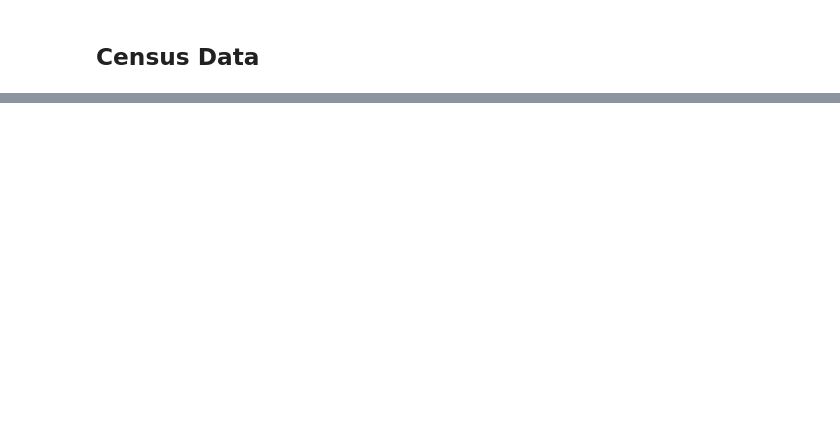
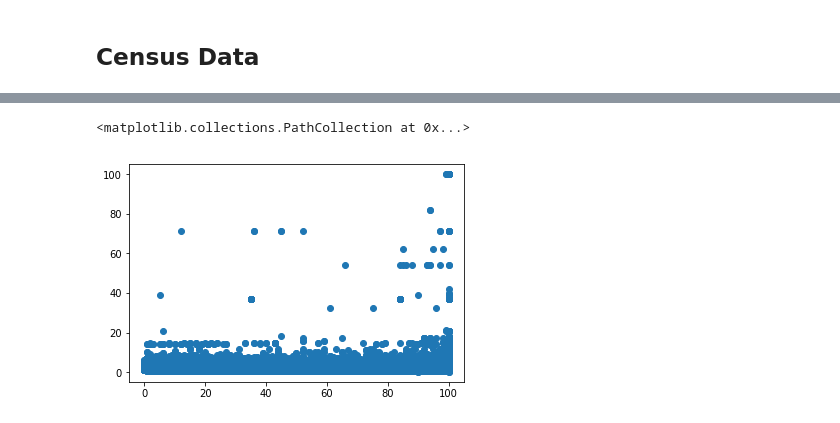
Before and after one commit to DrPancakesMD/Healthcare-Informatics-Final-Project, a Jupyter notebook: Health_Project_Data_EDA-checkpoint.ipynb, the cells around one changed output, grey strips where cells are left out. Cells and saved outputs as stored; diff of their text form; code cells hidden in the pictures; blank space fills up the shorter version.

```diff
--- a/Health_Project_Data_EDA-checkpoint.ipynb
+++ b/Health_Project_Data_EDA-checkpoint.ipynb
@@ -361,0 +501,5 @@ census
+# %%
+pc = pc_phys_perf[pc_phys_perf['Measure Title'].isin(['Preventive Care and Screening: Tobacco Use: Screening and Cessation Intervention',
+                                                      'Preventive Care and Screening: Influenza Immunization',
+                                                      'Screening or Therapy for Osteoporosis for Women Aged 65 Years and Older',
+                                                      'Hepatitis C: One-Time Screening for Hepatitis C Virus (HCV) for Patients at Risk'])]
@@ -361,0 +519,8 @@ census
+# %%
+pc['Measure Title'] = pc['Measure Title'].replace({'Preventive Care and Screening: Tobacco Use: Screening and Cessation Intervention': 'Prevent Tobacco',
+                            'Preventive Care and Screening: Influenza Immunization': 'Prevent Flu',
+                            'Screening or Therapy for Osteoporosis for Women Aged 65 Years and Older': 'Screen Osteo Female',
+                            'Hepatitis C: One-Time Screening for Hepatitis C Virus (HCV) for Patients at Risk': 'Screen HCV'})
+
+pc.boxplot(column = 'Measure Performance Rate', by = 'Measure Title',
+          figsize = (8,8))
@@ -361,0 +535,5 @@ census
+# %%
+plt.scatter(x = pc['Measure Performance Rate'], y = pc['percent_poverty_zip'])
+# %% [output]
+<matplotlib.collections.PathCollection at 0x...>
+[figure, added]
```
Also changed, not shown: parts of 27 cells of this notebook.
